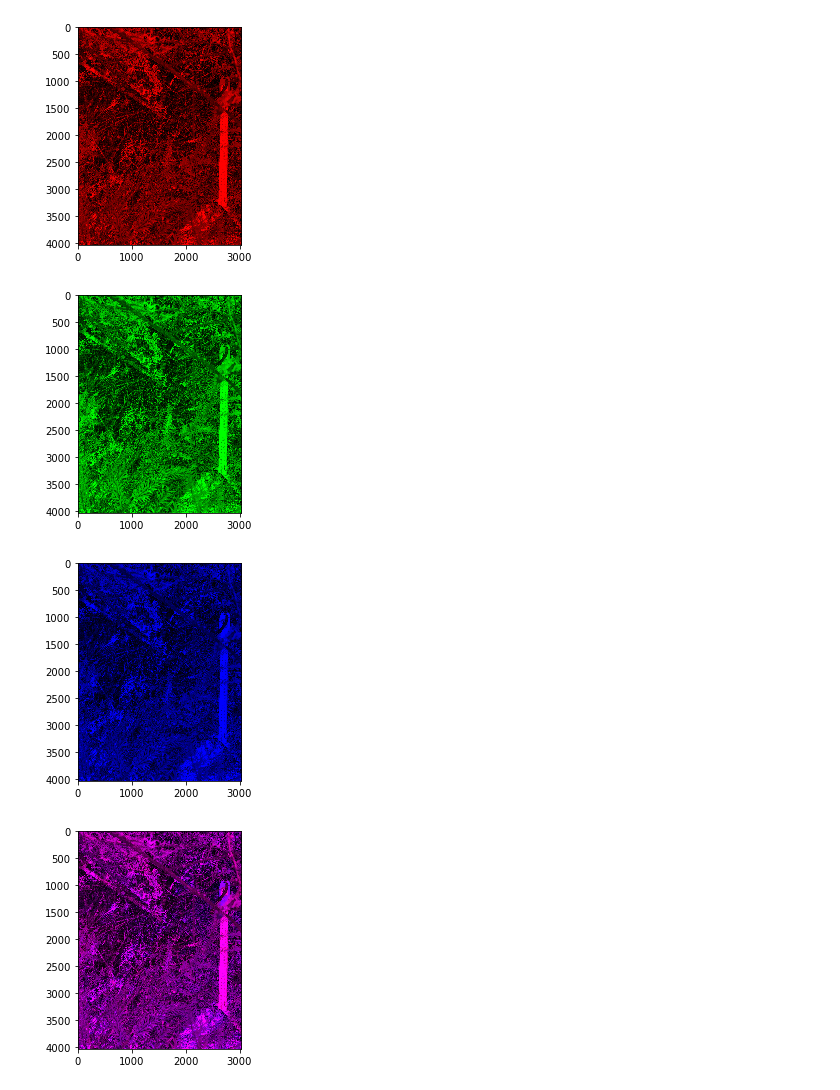
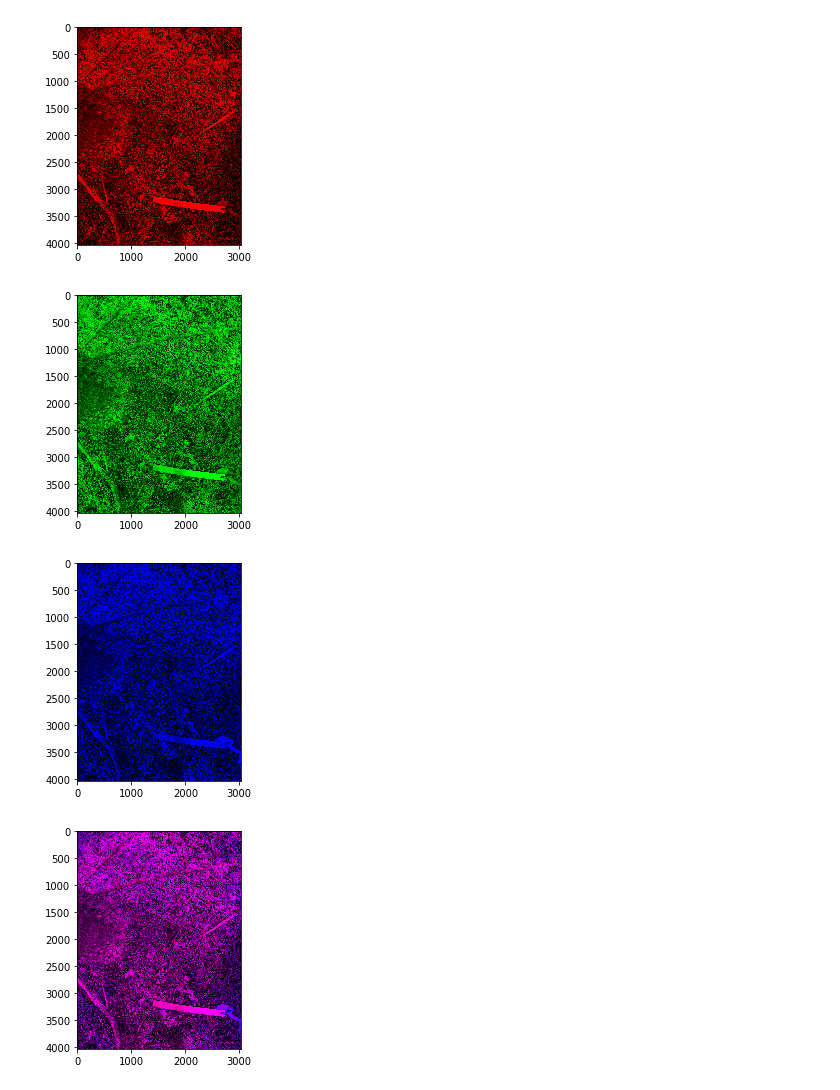
Before and after one commit to linjianxiang/Ground_fuel, a Jupyter notebook: dead_wood_rm_white.ipynb, the cells around one changed output. Drawn from its saved outputs; the diff is of its cells as text; code cells hidden in the pictures.

```diff
--- a/dead_wood_rm_white.ipynb
+++ b/dead_wood_rm_white.ipynb
@@ -20,38 +20,38 @@ def midpoint(ptA, ptB):
 # load the image, convert it to grayscale, and blur it slightly
 # image = cv2.imread(args["image"])
 # image = cv2.imread('ground-fuel-example3.jpg')
-# image = cv2.imread('19-PM42253411-4Da.jpg')
-image = cv2.imread('19-PM42123427-2Df.jpg')
+image = cv2.imread('19-PM42563430-4De.jpg')
+# image = cv2.imread('19-PM42123427-1Da.jpg')
 dx,dy,dc = image.shape
 
 red_channel = image.copy()
 red_channel[:,:,1] = 0
 red_channel[:,:,2] = 0
 
 plt.imshow(red_channel)
 plt.show()
 
 green_channel = image.copy()
 green_channel[:,:,0] = 0
 green_channel[:,:,2] = 0
 
 plt.imshow(green_channel)
 plt.show()
 
 blue_channel = image.copy()
 blue_channel[:,:,0] = 0
 blue_channel[:,:,1] = 0
 
 plt.imshow(blue_channel)
 plt.show()
 
 no_green = image.copy()
 no_green[:,:,1] = 0
 
 plt.imshow(no_green)
 plt.show()
 # %% [output]
-[figure, old version]
+[figure, new version]
-[figure, old version]
+[figure, new version]
-[figure, old version]
+[figure, new version]
-[figure, old version]
+[figure, new version]
```
Also changed, not shown: parts of 13 cells of this notebook.
